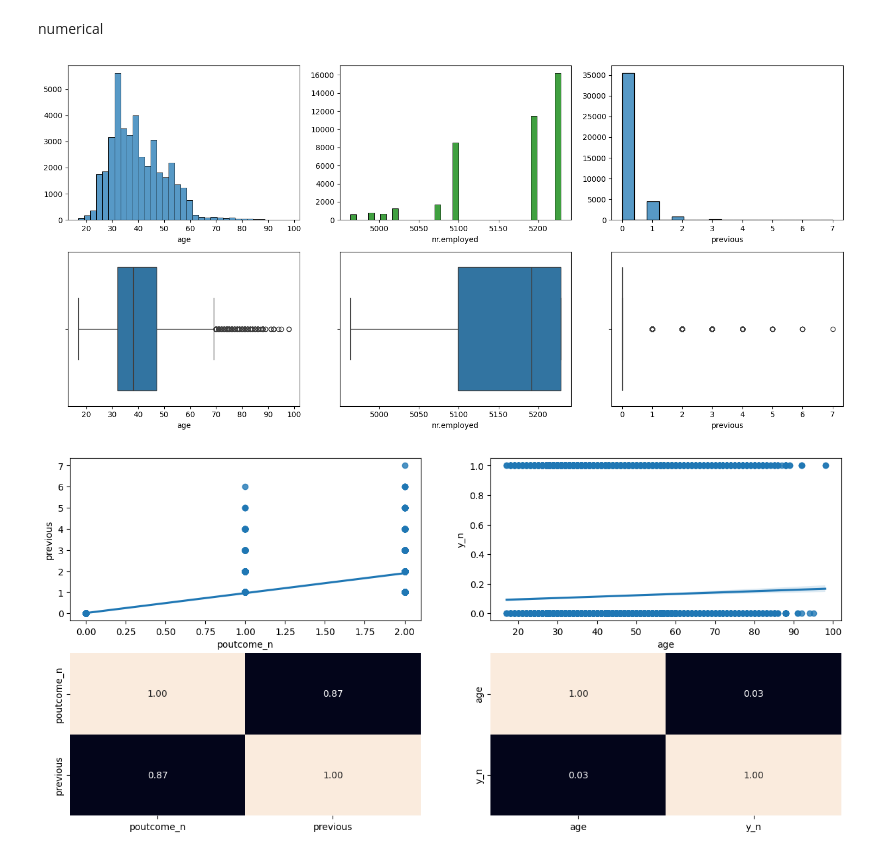
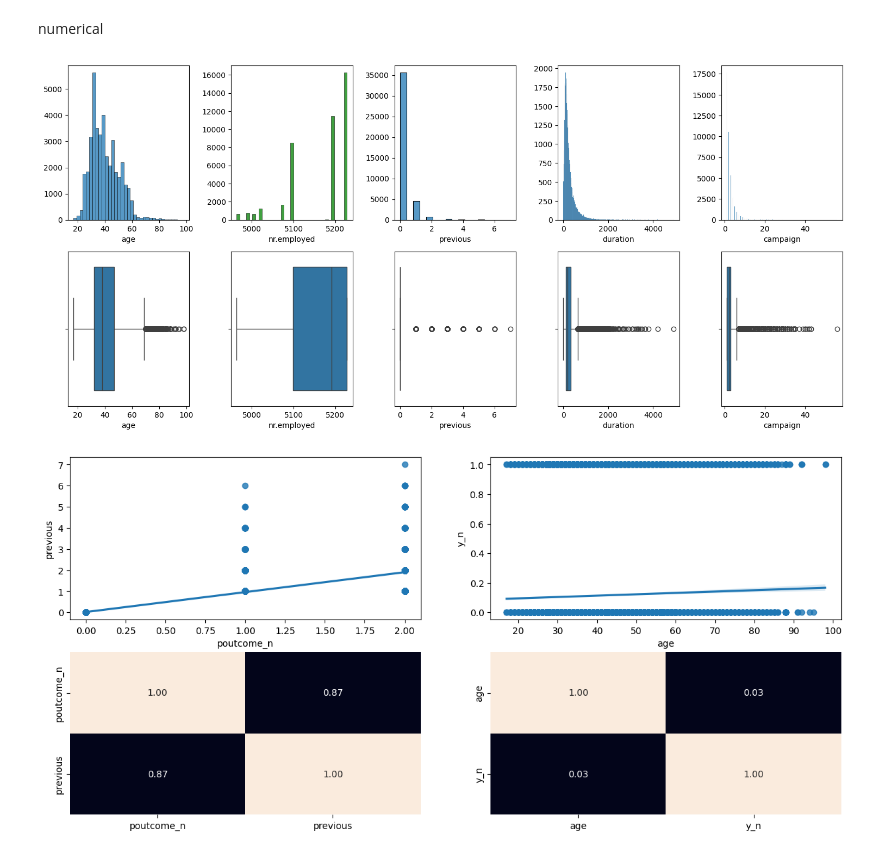
Before and after one commit to OlgaKurganova/regresion_logistica, a Jupyter notebook: src/explore.ipynb, the cells around one changed output. Saved outputs shown, nothing was run; the diff lists cells and outputs as text; code cells hidden in the pictures.

```diff
--- a/src/explore.ipynb
+++ b/src/explore.ipynb
@@ -268,21 +268,28 @@ The education area shows that the most clients have a university degree or high
 numerical
 # %%
 
-fig, axis = plt.subplots(2, 3, figsize = (15, 7))
+fig, axis = plt.subplots(2, 5, figsize = (15, 7))
 
 sns.histplot(ax = axis[0, 0], data = total_data, x = "age",bins=35).set(ylabel = None)
 sns.boxplot(ax = axis[1, 0], data = total_data, x = "age")
 sns.histplot(ax = axis[0, 1], data = total_data, x = "nr.employed",bins=35, color='green').set(ylabel = None)
 sns.boxplot(ax = axis[1, 1], data = total_data, x = "nr.employed")
 sns.histplot(ax = axis[0, 2], data = total_data, x = "previous").set(ylabel = None)
 sns.boxplot(ax = axis[1, 2], data = total_data, x = "previous")
+
+sns.histplot(ax = axis[0, 3], data = total_data, x = "duration").set(ylabel = None)
+sns.boxplot(ax = axis[1, 3], data = total_data, x = "duration")
+
+sns.histplot(ax = axis[0, 4], data = total_data, x = "campaign").set(ylabel = None)
+sns.boxplot(ax = axis[1, 4], data = total_data, x = "campaign")
+
 # Ajustar el layout
 plt.tight_layout()
 
 # Mostrar el plot
 plt.show()
 # %% [output]
-[figure, old version]
+[figure, new version]
 # %%
 fig, axis = plt.subplots(2, 2, figsize = (15, 7))
 
```
